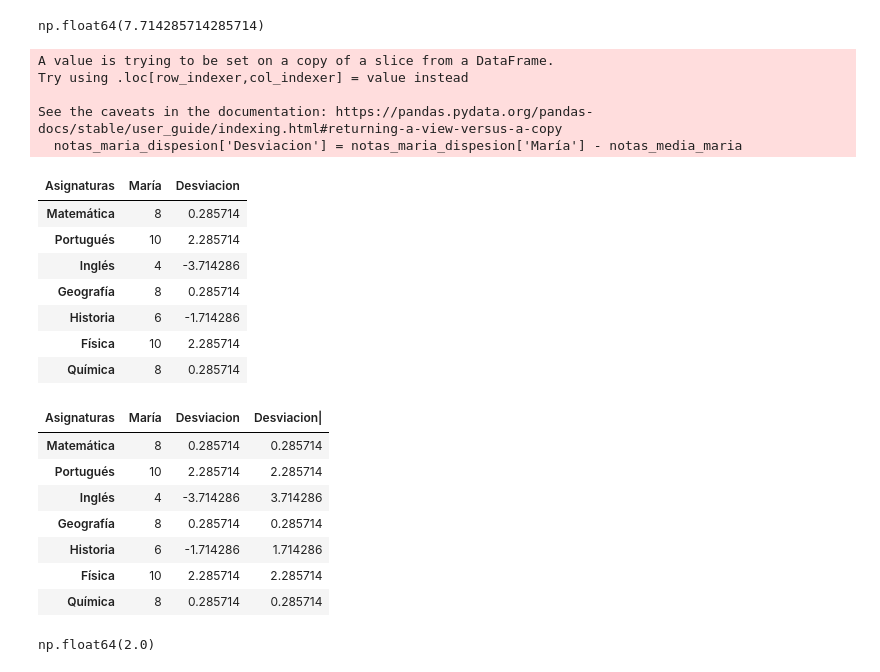
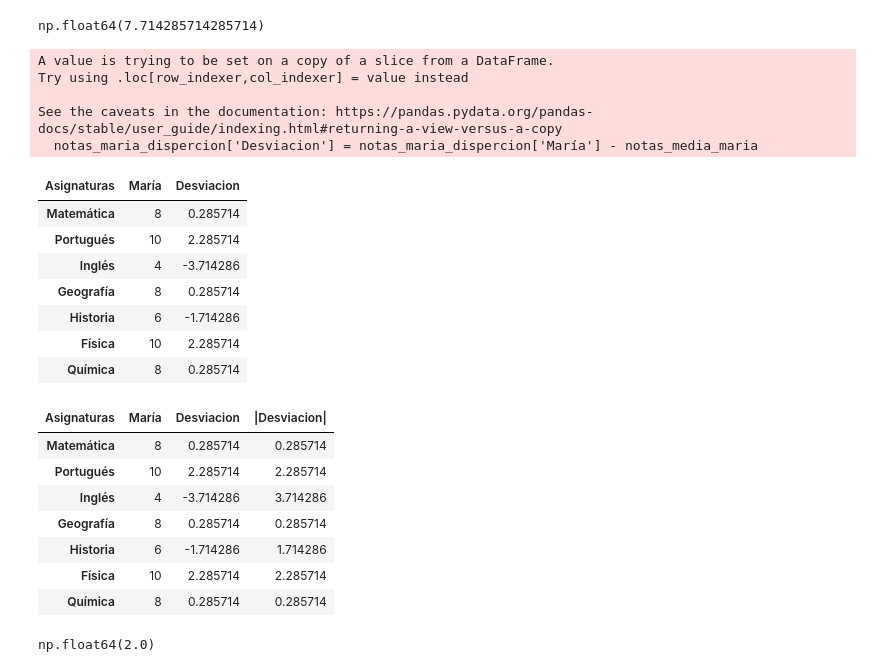
Before and after one commit to OctavioPinoRosas/Alura_Estadisticas_y_MachineLearning, a Jupyter notebook: EstadisticaConPython-FrecuenciasYMedidas/Curso_de_Estadística_con_Python_1.ipynb, the cells around one changed output. Cells and saved outputs as stored; diff of their text form; code cells hidden in the pictures.

```diff
--- a/EstadisticaConPython-FrecuenciasYMedidas/Curso_de_Estadística_con_Python_1.ipynb
+++ b/EstadisticaConPython-FrecuenciasYMedidas/Curso_de_Estadística_con_Python_1.ipynb
@@ -1062,8 +1062,8 @@ df
 | Física | 10 | 9.5 | 8.5 |
 | Química | 8 | 10.0 | 7.0 |
 # %%
-notas_maria_dispesion = df[['María']]
-notas_maria_dispesion
+notas_maria_dispercion = df[['María']]
+notas_maria_dispercion
 # %% [output]
 | Asignaturas | María |
 | Matemática | 8 |
@@ -1074,20 +1074,20 @@ notas_maria_dispesion
 | Física | 10 |
 | Química | 8 |
 # %%
-notas_media_maria = notas_maria_dispesion.mean()[0]
+notas_media_maria = notas_maria_dispercion.mean()[0]
 # %%
 notas_media_maria
 # %% [output]
 np.float64(7.714285714285714)
 # %%
-notas_maria_dispesion['Desviacion'] = notas_maria_dispesion['María'] - notas_media_maria
-notas_maria_dispesion
+notas_maria_dispercion['Desviacion'] = notas_maria_dispercion['María'] - notas_media_maria
+notas_maria_dispercion
 # %% [output]
 A value is trying to be set on a copy of a slice from a DataFrame.
 Try using .loc[row_indexer,col_indexer] = value instead
 
 See the caveats in the documentation: https://pandas.pydata.org/pandas-docs/stable/user_guide/indexing.html#returning-a-view-versus-a-copy
-  notas_maria_dispesion['Desviacion'] = notas_maria_dispesion['María'] - notas_media_maria
+  notas_maria_dispercion['Desviacion'] = notas_maria_dispercion['María'] - notas_media_maria
 | Asignaturas | María | Desviacion |
 | Matemática | 8 | 0.285714 |
 | Portugués | 10 | 2.285714 |
@@ -1097,10 +1097,10 @@ See the caveats in the documentation: https://pandas.pydata.org/pandas-docs/stab
 | Física | 10 | 2.285714 |
 | Química | 8 | 0.285714 |
 # %%
-notas_maria_dispesion['Desviacion|'] = notas_maria_dispesion['Desviacion'].abs()
-notas_maria_dispesion
+notas_maria_dispercion['|Desviacion|'] = notas_maria_dispercion['Desviacion'].abs()
+notas_maria_dispercion
 # %% [output]
-| Asignaturas | María | Desviacion | Desviacion| |
+| Asignaturas | María | Desviacion | |Desviacion| |
 | Matemática | 8 | 0.285714 | 0.285714 |
 | Portugués | 10 | 2.285714 | 2.285714 |
 | Inglés | 4 | -3.714286 | 3.714286 |
```
Also changed, not shown: parts of 12 cells of this notebook.
